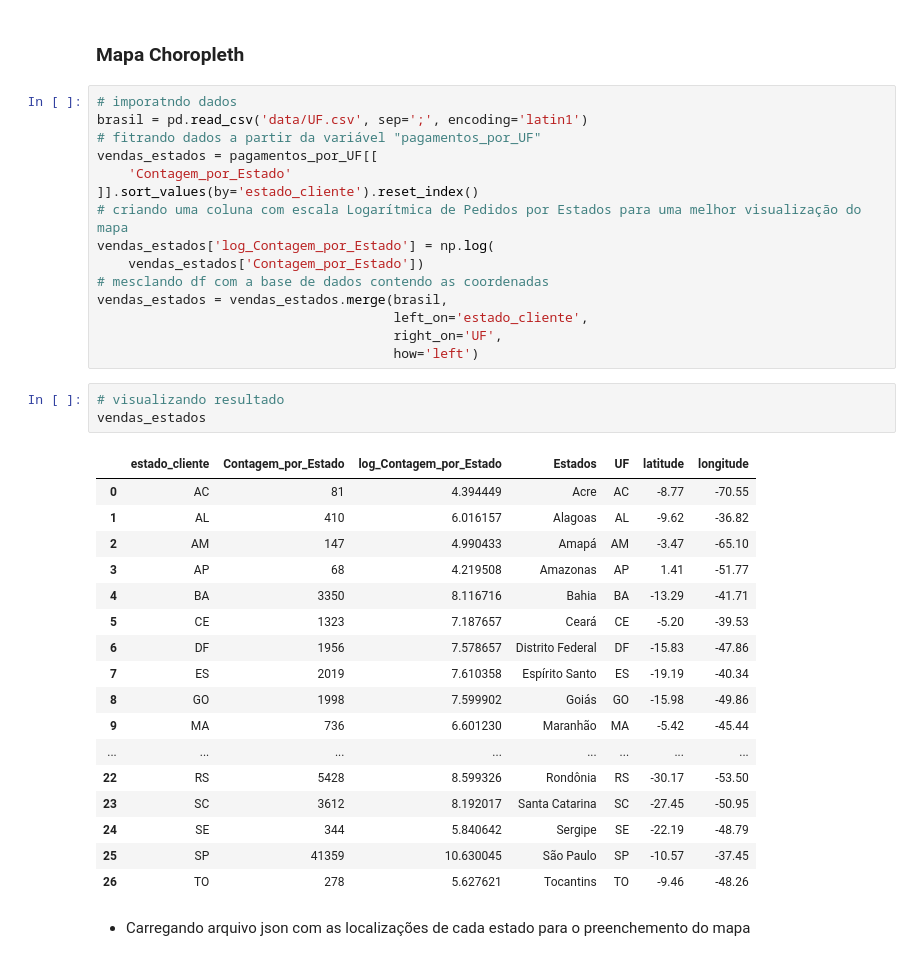
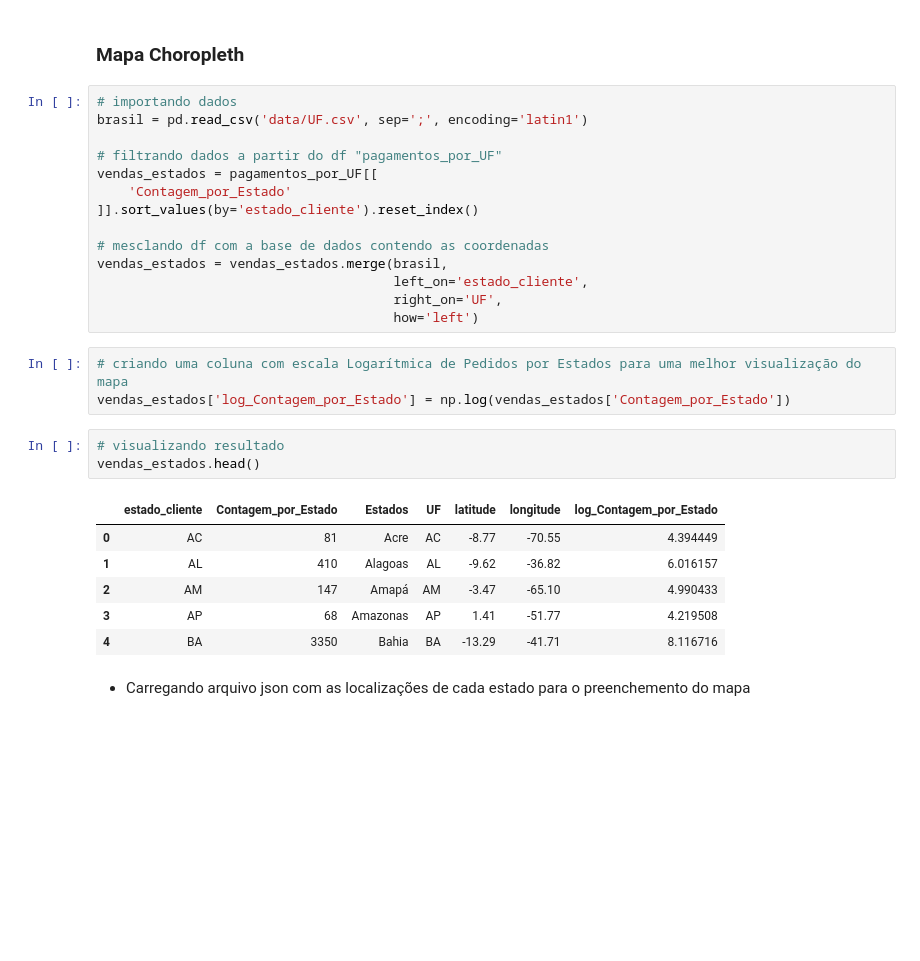
Before and after one commit to RailanDeivid/EDA_ecommerce_olist_brazil, a Jupyter notebook: EDA_Olist.ipynb, the cells around one changed output. Saved outputs shown, nothing was run; the diff lists cells and outputs as text; blank space fills up the shorter version.

```diff
--- a/EDA_Olist.ipynb
+++ b/EDA_Olist.ipynb
@@ -1153,41 +1153,32 @@ mapa.save('mapas_olist/Olist_vendas.html')
 # %% [markdown]
 ### Mapa Choropleth
 # %%
-# imporatndo dados
+# importando dados
 brasil = pd.read_csv('data/UF.csv', sep=';', encoding='latin1')
-# fitrando dados a partir da variável "pagamentos_por_UF"
+
+# filtrando dados a partir do df "pagamentos_por_UF"
 vendas_estados = pagamentos_por_UF[[
     'Contagem_por_Estado'
 ]].sort_values(by='estado_cliente').reset_index()
-# criando uma coluna com escala Logarítmica de Pedidos por Estados para uma melhor visualização do mapa
-vendas_estados['log_Contagem_por_Estado'] = np.log(
-    vendas_estados['Contagem_por_Estado'])
+
 # mesclando df com a base de dados contendo as coordenadas
 vendas_estados = vendas_estados.merge(brasil,
                                       left_on='estado_cliente',
                                       right_on='UF',
                                       how='left')
+# %%
+# criando uma coluna com escala Logarítmica de Pedidos por Estados para uma melhor visualização do mapa
+vendas_estados['log_Contagem_por_Estado'] = np.log(vendas_estados['Contagem_por_Estado'])
 # %%
 # visualizando resultado
-vendas_estados
+vendas_estados.head()
 # %% [output]
-|  | estado_cliente | Contagem_por_Estado | log_Contagem_por_Estado | Estados | UF | latitude | longitude |
-| 0 | AC | 81 | 4.394449 | Acre | AC | -8.77 | -70.55 |
-| 1 | AL | 410 | 6.016157 | Alagoas | AL | -9.62 | -36.82 |
-| 2 | AM | 147 | 4.990433 | Amapá | AM | -3.47 | -65.10 |
-| 3 | AP | 68 | 4.219508 | Amazonas | AP | 1.41 | -51.77 |
-| 4 | BA | 3350 | 8.116716 | Bahia | BA | -13.29 | -41.71 |
-| 5 | CE | 1323 | 7.187657 | Ceará | CE | -5.20 | -39.53 |
-| 6 | DF | 1956 | 7.578657 | Distrito Federal | DF | -15.83 | -47.86 |
-| 7 | ES | 2019 | 7.610358 | Espírito Santo | ES | -19.19 | -40.34 |
-| 8 | GO | 1998 | 7.599902 | Goiás | GO | -15.98 | -49.86 |
-| 9 | MA | 736 | 6.601230 | Maranhão | MA | -5.42 | -45.44 |
-| ... | ... | ... | ... | ... | ... | ... | ... |
-| 22 | RS | 5428 | 8.599326 | Rondônia | RS | -30.17 | -53.50 |
-| 23 | SC | 3612 | 8.192017 | Santa Catarina | SC | -27.45 | -50.95 |
-| 24 | SE | 344 | 5.840642 | Sergipe | SE | -22.19 | -48.79 |
-| 25 | SP | 41359 | 10.630045 | São Paulo | SP | -10.57 | -37.45 |
-| 26 | TO | 278 | 5.627621 | Tocantins | TO | -9.46 | -48.26 |
+|  | estado_cliente | Contagem_por_Estado | Estados | UF | latitude | longitude | log_Contagem_por_Estado |
+| 0 | AC | 81 | Acre | AC | -8.77 | -70.55 | 4.394449 |
+| 1 | AL | 410 | Alagoas | AL | -9.62 | -36.82 | 6.016157 |
+| 2 | AM | 147 | Amapá | AM | -3.47 | -65.10 | 4.990433 |
+| 3 | AP | 68 | Amazonas | AP | 1.41 | -51.77 | 4.219508 |
+| 4 | BA | 3350 | Bahia | BA | -13.29 | -41.71 | 8.116716 |
 # %% [markdown]
 * Carregando arquivo json com as localizações de cada estado para o preenchemento do mapa
 # %%
```
Also changed, not shown: parts of 19 cells of this notebook, 2 other files.
